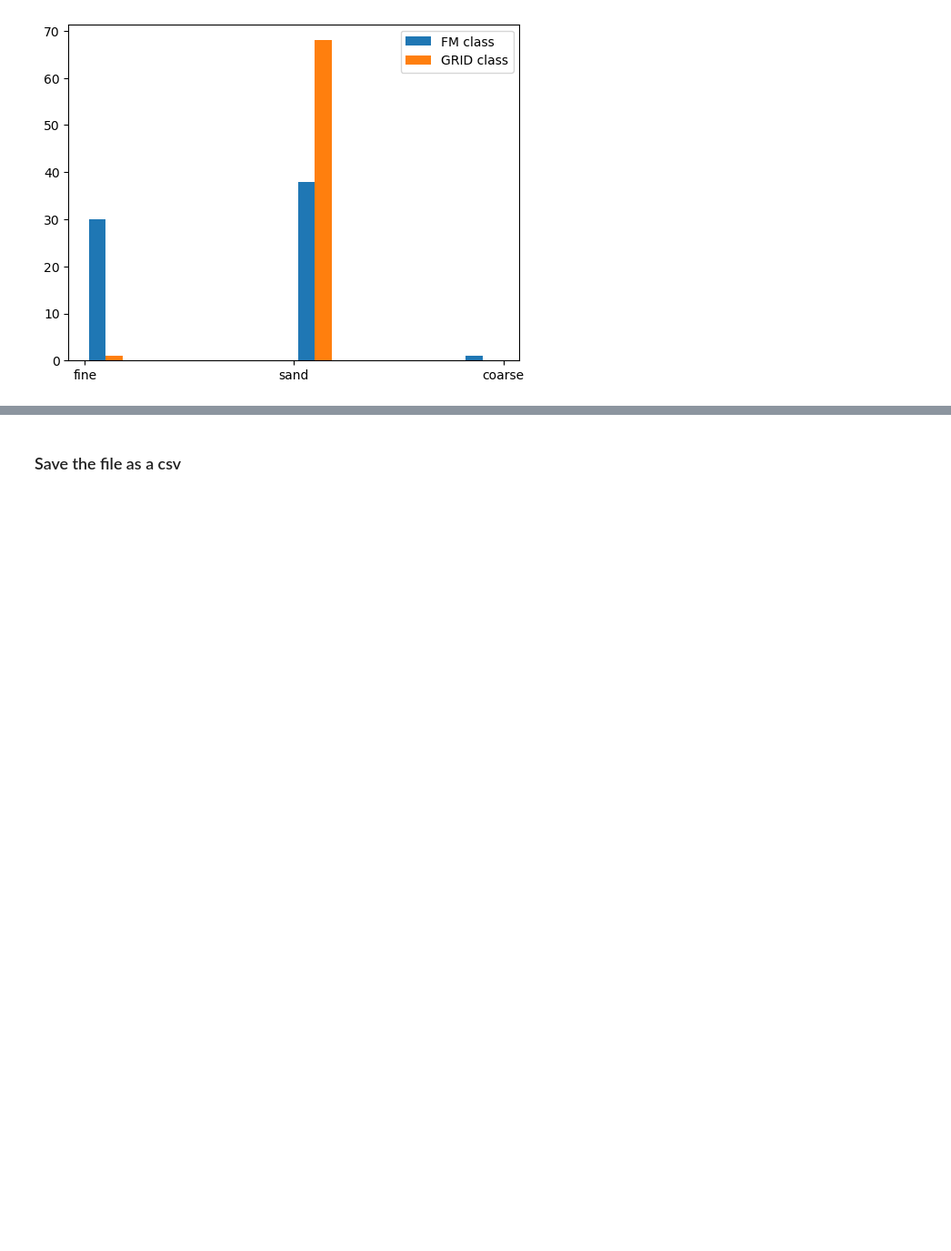
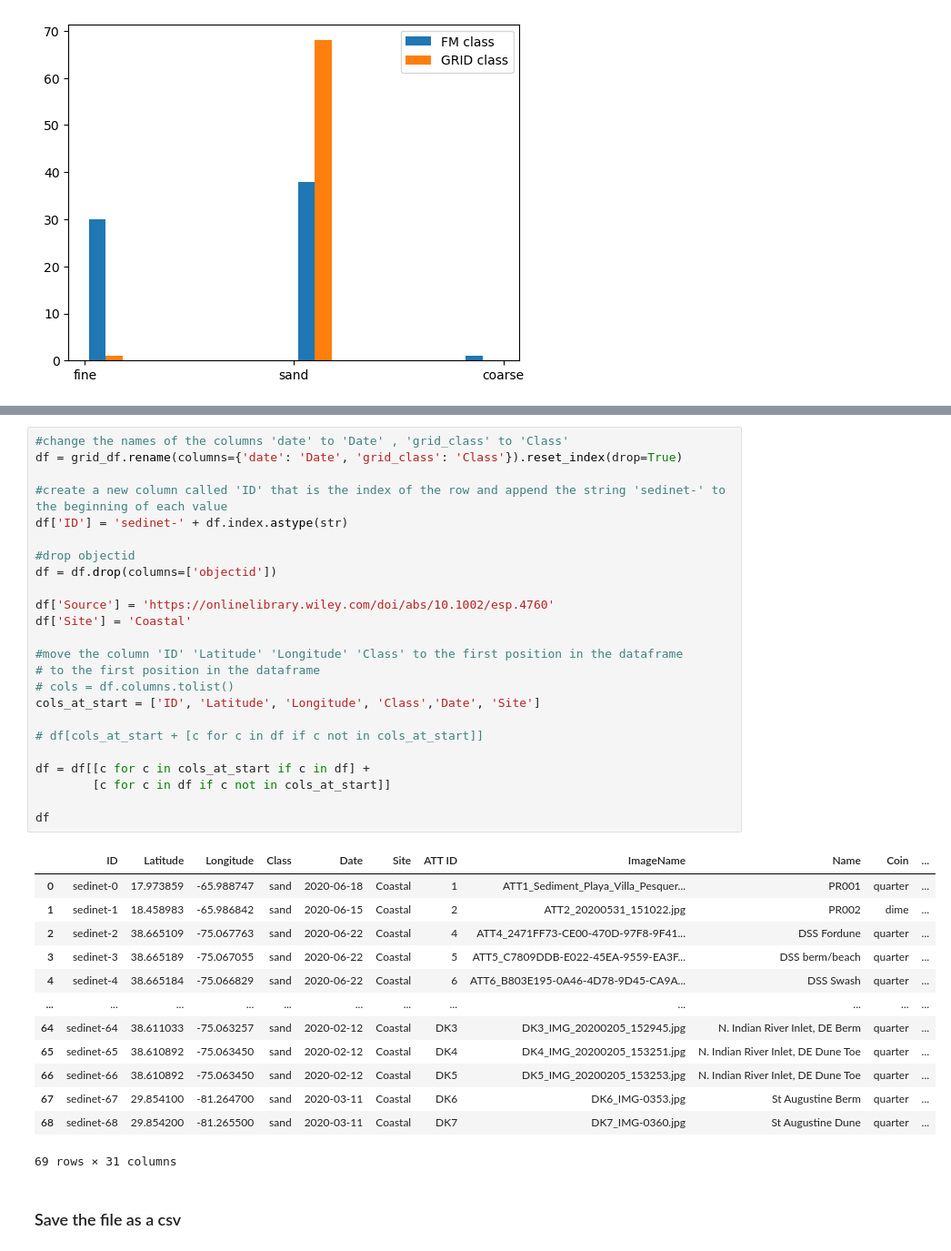
Before and after one commit to BerkeleySandProject/py-sand-mapping, a Jupyter notebook: groundtruths/sedinet/sedinet_gt.ipynb, the cells around one changed output, grey strips where cells are left out. Shown at 91% size. Saved outputs shown, nothing was run; the diff lists cells and outputs as text; blank space fills up the shorter version.

Commit message:
Updated sedinet label picking using qm functions and added the latest sand gt file

```diff
--- a/groundtruths/sedinet/sedinet_gt.ipynb
+++ b/groundtruths/sedinet/sedinet_gt.ipynb
@@ -309,3 +319,41 @@ plt.show()
+# %%
+#change the names of the columns 'date' to 'Date' , 'grid_class' to 'Class'
+df = grid_df.rename(columns={'date': 'Date', 'grid_class': 'Class'}).reset_index(drop=True)
+
+#create a new column called 'ID' that is the index of the row and append the string 'sedinet-' to the beginning of each value
+df['ID'] = 'sedinet-' + df.index.astype(str)
+
+#drop objectid
+df = df.drop(columns=['objectid'])
+
+df['Source'] = 'https://onlinelibrary.wiley.com/doi/abs/10.1002/esp.4760'
+df['Site'] = 'Coastal'
+
+#move the column 'ID' 'Latitude' 'Longitude' 'Class' to the first position in the dataframe
+# to the first position in the dataframe
+# cols = df.columns.tolist()
+cols_at_start = ['ID', 'Latitude', 'Longitude', 'Class','Date', 'Site']
+
+# df[cols_at_start + [c for c in df if c not in cols_at_start]]
+
+df = df[[c for c in cols_at_start if c in df] +
+        [c for c in df if c not in cols_at_start]]
+
+df
+# %% [output]
+|  | ID | Latitude | Longitude | Class | Date | Site | ATT ID | ImageName | Name | Coin | ... |
+| 0 | sedinet-0 | 17.973859 | -65.988747 | sand | 2020-06-18 | Coastal | 1 | ATT1_Sediment_Playa_Villa_Pesquer... | PR001 | quarter | ... |
+| 1 | sedinet-1 | 18.458983 | -65.986842 | sand | 2020-06-15 | Coastal | 2 | ATT2_20200531_151022.jpg | PR002 | dime | ... |
+| 2 | sedinet-2 | 38.665109 | -75.067763 | sand | 2020-06-22 | Coastal | 4 | ATT4_2471FF73-CE00-470D-97F8-9F41... | DSS Fordune | quarter | ... |
+| 3 | sedinet-3 | 38.665189 | -75.067055 | sand | 2020-06-22 | Coastal | 5 | ATT5_C7809DDB-E022-45EA-9559-EA3F... | DSS berm/beach | quarter | ... |
+| 4 | sedinet-4 | 38.665184 | -75.066829 | sand | 2020-06-22 | Coastal | 6 | ATT6_B803E195-0A46-4D78-9D45-CA9A... | DSS Swash | quarter | ... |
+| ... | ... | ... | ... | ... | ... | ... | ... | ... | ... | ... | ... |
+| 64 | sedinet-64 | 38.611033 | -75.063257 | sand | 2020-02-12 | Coastal | DK3 | DK3_IMG_20200205_152945.jpg | N. Indian River Inlet, DE Berm | quarter | ... |
+| 65 | sedinet-65 | 38.610892 | -75.063450 | sand | 2020-02-12 | Coastal | DK4 | DK4_IMG_20200205_153251.jpg | N. Indian River Inlet, DE Dune Toe | quarter | ... |
+| 66 | sedinet-66 | 38.610892 | -75.063450 | sand | 2020-02-12 | Coastal | DK5 | DK5_IMG_20200205_153253.jpg | N. Indian River Inlet, DE Dune Toe | quarter | ... |
+| 67 | sedinet-67 | 29.854100 | -81.264700 | sand | 2020-03-11 | Coastal | DK6 | DK6_IMG-0353.jpg | St Augustine Berm | quarter | ... |
+| 68 | sedinet-68 | 29.854200 | -81.265500 | sand | 2020-03-11 | Coastal | DK7 | DK7_IMG-0360.jpg | St Augustine Dune | quarter | ... |
+69 rows × 31 columns
 # %% [markdown]
 ### Save the file as a csv
 # %%
```
Also changed, not shown: parts of 28 cells of this notebook, 3 other files.
